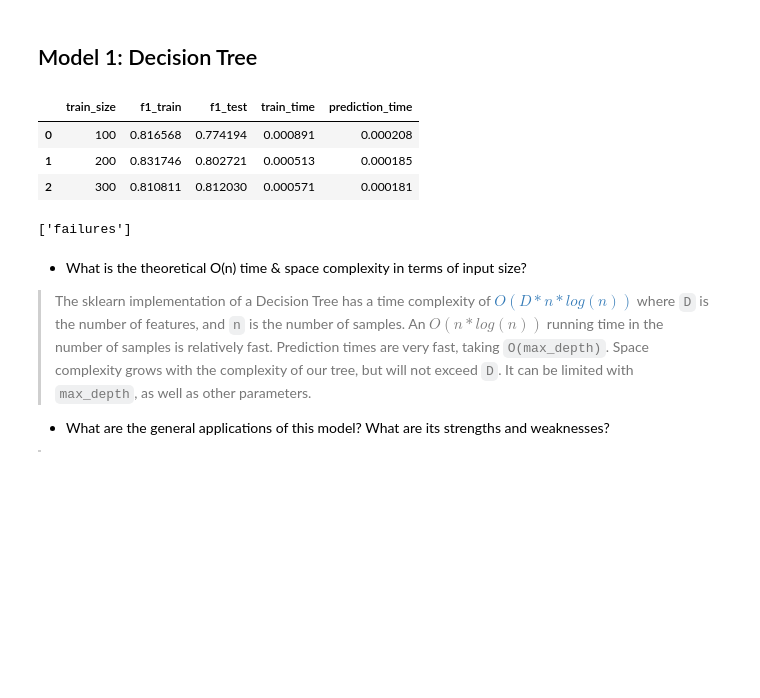
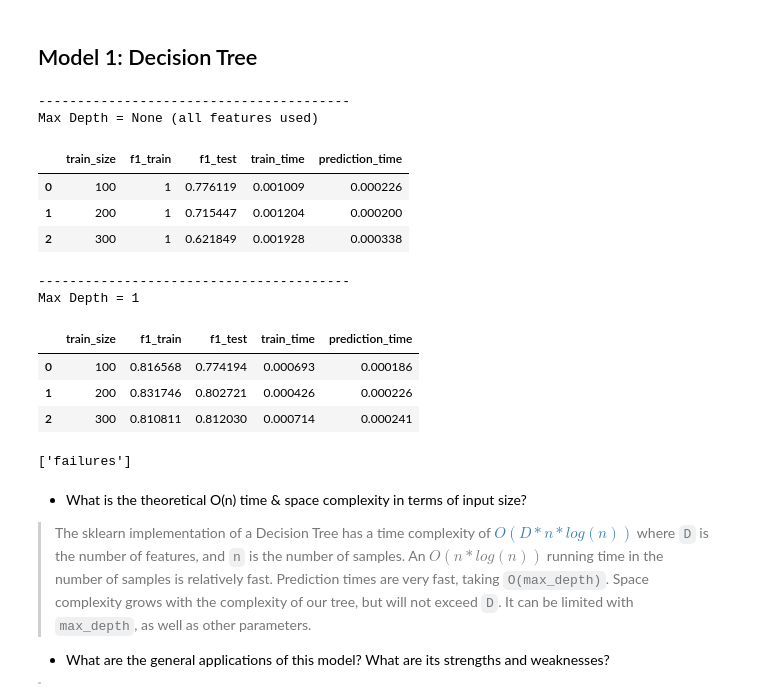
Before and after one commit to bastianl/machine-learning, a Jupyter notebook: projects/student_intervention/student_intervention.ipynb, the cells around one changed output. Saved outputs shown, nothing was run; the diff lists cells and outputs as text; code cells hidden in the pictures; blank space fills up the shorter version.

Commit message:
update student intervention report

```diff
--- a/projects/student_intervention/student_intervention.ipynb
+++ b/projects/student_intervention/student_intervention.ipynb
@@ -18,6 +19,6 @@ import pandas as pd
 # %%
 # Read student data
-student_data = pd.read_csv("student_intervention/student-data.csv")
+student_data = pd.read_csv("student-data.csv")
 print("Student data read successfully!")
 # Note: The last column 'passed' is the target/label, all other are feature columns
 # %% [output]
@@ -181,11 +182,11 @@ train_classifier(clf, X_train, y_train)  # note: using entire training set here
 # Predict on training set and compute F1 score
 from sklearn.metrics import f1_score
 
-def predict_labels(clf, features, target):
+def predict_labels(clf, features, target, metric_func=f1_score):
     start = time.time()
     y_pred = clf.predict(features)
     end = time.time()
-    return f1_score(target.values, y_pred), (end - start)
+    return metric_func(target.values, y_pred), (end - start)
 
 train_f1_score = predict_labels(clf, X_train, y_train)
 print("F1 score for training set: {}".format(train_f1_score[0]))
@@ -222,17 +223,34 @@ def train_and_evaluate_classifier(clf, training_sizes=(100, 200, len(X_train))):
 # %%
 from IPython.display import display
 from sklearn.tree import DecisionTreeClassifier
 
-clf = DecisionTreeClassifier(max_depth=1, random_state=99)
+clf = DecisionTreeClassifier()
 
+print("-" * 40)
+print("Max Depth = None (all features used)")
+display(train_and_evaluate_classifier(clf))
+
+# Note, the base decision tree class overfits drastically, so we also show
+# performance of a simple decision tree stump.
+clf = DecisionTreeClassifier(max_depth=1)
+print("-" * 40)
+print("Max Depth = 1")
 display(train_and_evaluate_classifier(clf))
 print([x for x in X_all.columns[clf.feature_importances_ != 0.]])
 # %% [output]
+----------------------------------------
+Max Depth = None (all features used)
 |  | train_size | f1_train | f1_test | train_time | prediction_time |
-| 0 | 100 | 0.816568 | 0.774194 | 0.000891 | 0.000208 |
-| 1 | 200 | 0.831746 | 0.802721 | 0.000513 | 0.000185 |
-| 2 | 300 | 0.810811 | 0.812030 | 0.000571 | 0.000181 |
+| 0 | 100 | 1 | 0.776119 | 0.001009 | 0.000226 |
+| 1 | 200 | 1 | 0.715447 | 0.001204 | 0.000200 |
+| 2 | 300 | 1 | 0.621849 | 0.001928 | 0.000338 |
-['failures']
+----------------------------------------
+Max Depth = 1
+|  | train_size | f1_train | f1_test | train_time | prediction_time |
+| 0 | 100 | 0.816568 | 0.774194 | 0.000693 | 0.000186 |
+| 1 | 200 | 0.831746 | 0.802721 | 0.000426 | 0.000226 |
+| 2 | 300 | 0.810811 | 0.812030 | 0.000714 | 0.000241 |
+['failures']
 # %% [markdown]
 - What is the theoretical O(n) time & space complexity in terms of input size?
 > The sklearn implementation of a Decision Tree has a time complexity of [$O(D * n * log(n))$](http://scikit-learn.org/stable/modules/tree.html#complexity) where `D` is the number of features, and `n` is the number of samples. An $O(n * log(n))$ running time in the number of samples is relatively fast. Prediction times are very fast, taking `O(max_depth)`. Space complexity grows with the complexity of our tree, but will not exceed `D`. It can be limited with `max_depth`, as well as other parameters.
```
Also changed, not shown: parts of 23 cells of this notebook, 2 other files.
